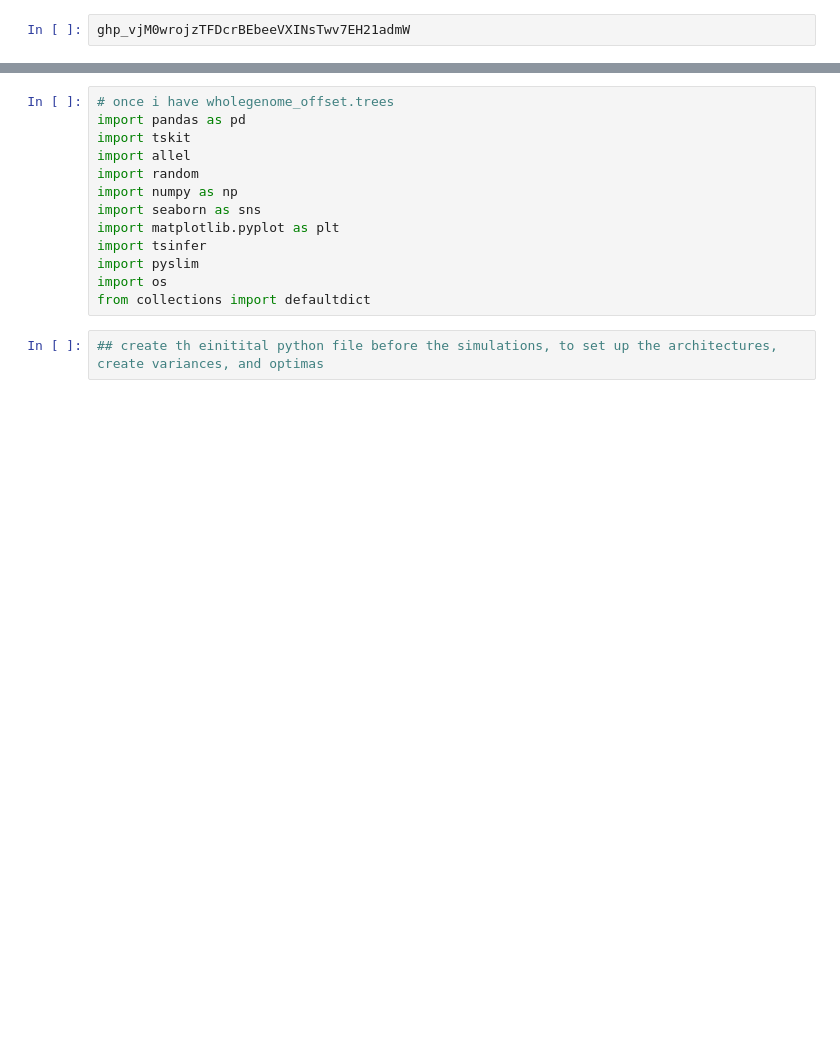
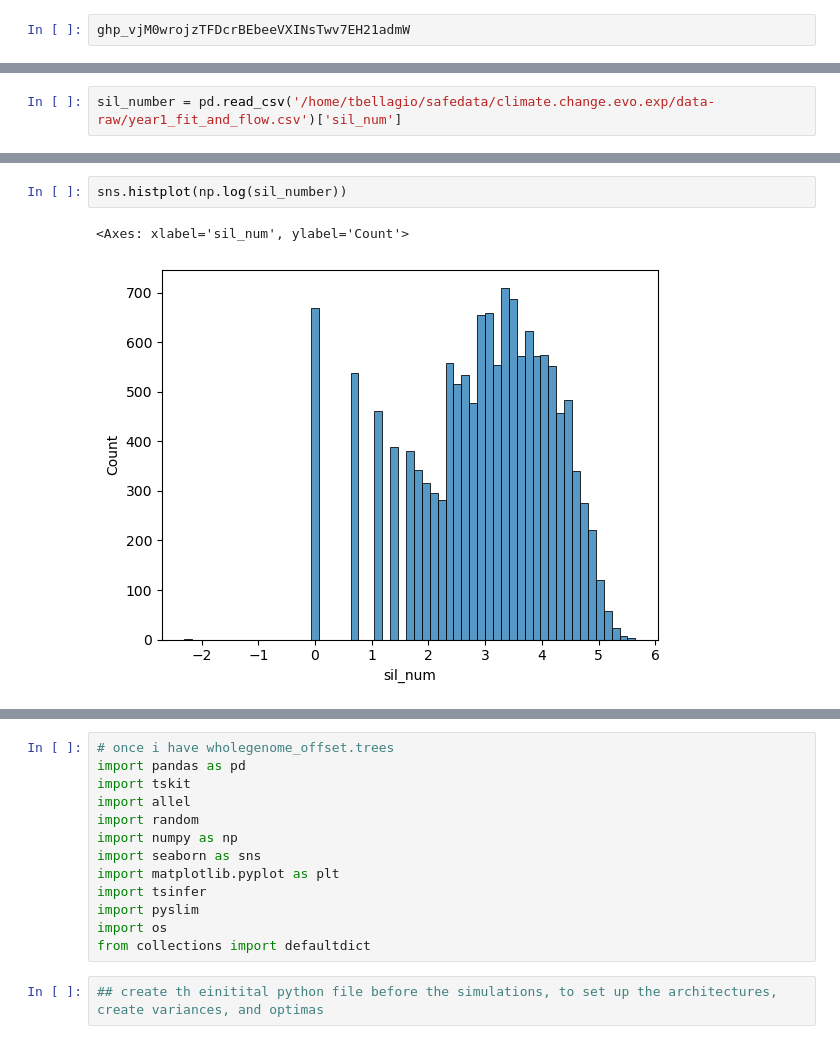
Before and after one commit to Tatianabellagio/slim_grenenet, a Jupyter notebook: test.ipynb, the cells around one changed output, grey strips where cells are left out. Drawn from its saved outputs; the diff is of its cells as text; blank space fills up the shorter version.

```diff
--- a/test.ipynb
+++ b/test.ipynb
@@ -2,0 +9,2 @@ 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
+# %%
+sil_number = pd.read_csv('/home/tbellagio/safedata/climate.change.evo.exp/data-raw/year1_fit_and_flow.csv')['sil_num']
@@ -2,0 +26,5 @@ 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
+# %%
+sns.histplot(np.log(sil_number))
+# %% [output]
+<Axes: xlabel='sil_num', ylabel='Count'>
+[figure, added]
```
Also changed, not shown: parts of 23 cells of this notebook, 9 other files.
